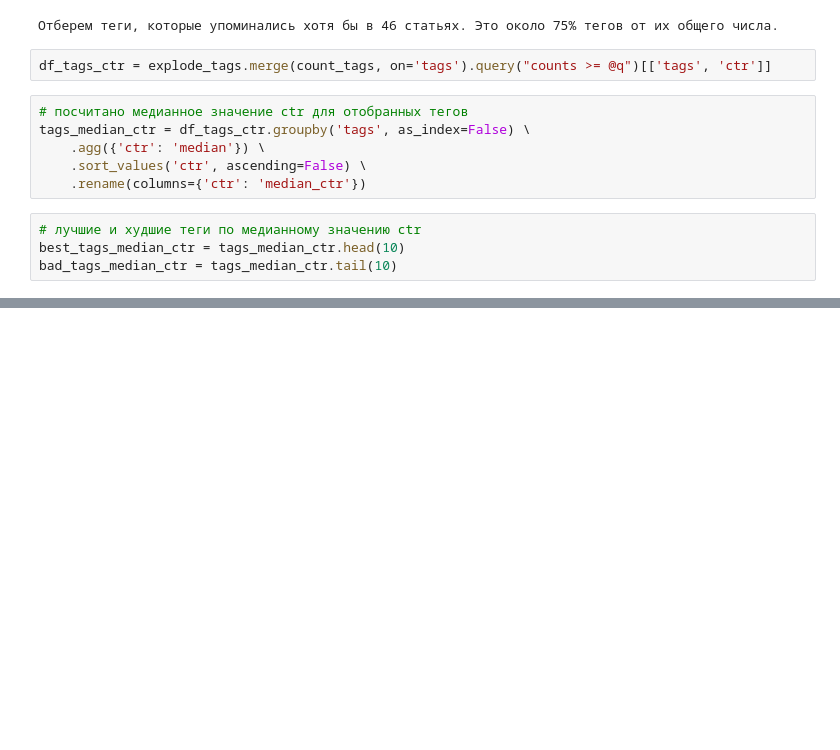
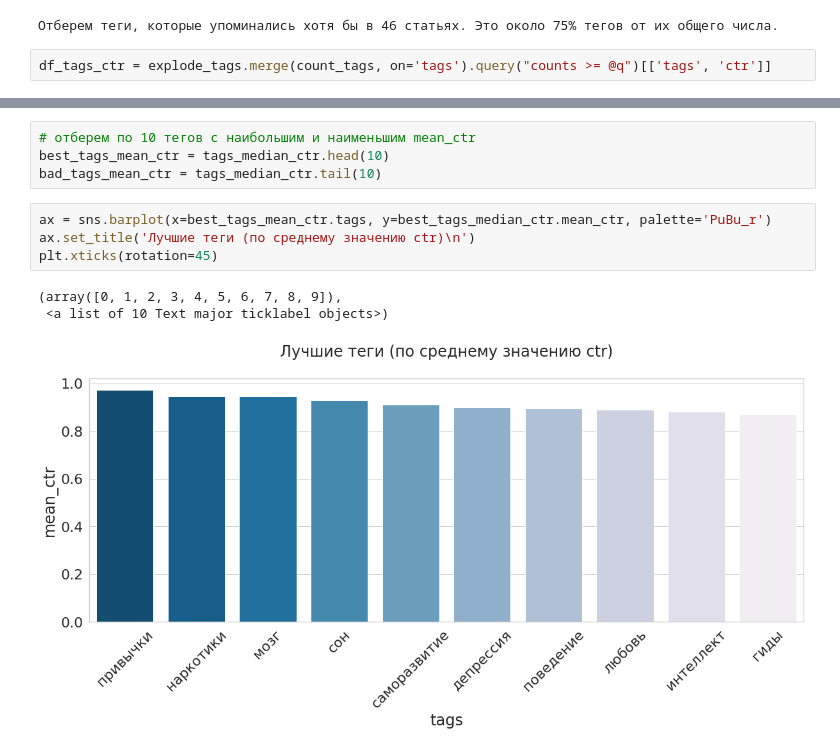
Before and after one commit to AlexanderPytROW/knife.media_project, a Jupyter notebook: 3_tags_analysis.ipynb, the cells around one changed output, grey strips where cells are left out. Saved outputs shown, nothing was run; the diff lists cells and outputs as text; blank space fills up the shorter version.

```diff
--- a/3_tags_analysis.ipynb
+++ b/3_tags_analysis.ipynb
@@ -108,13 +123,3 @@ print(f'Отберем теги, которые упоминались хотя
 Отберем теги, которые упоминались хотя бы в 46 статьях. Это около 75% тегов от их общего числа.
 # %%
 df_tags_ctr = explode_tags.merge(count_tags, on='tags').query("counts >= @q")[['tags', 'ctr']]
-# %%
-# посчитано медианное значение ctr для отобранных тегов
-tags_median_ctr = df_tags_ctr.groupby('tags', as_index=False) \
-    .agg({'ctr': 'median'}) \
-    .sort_values('ctr', ascending=False) \
-    .rename(columns={'ctr': 'median_ctr'})
-# %%
-# лучшие и худшие теги по медианному значению ctr
-best_tags_median_ctr = tags_median_ctr.head(10)
-bad_tags_median_ctr = tags_median_ctr.tail(10)
@@ -296,0 +141,12 @@ Name: tags, dtype: int64
+# %%
+# отберем по 10 тегов с наибольшим и наименьшим mean_ctr
+best_tags_mean_ctr = tags_median_ctr.head(10)
+bad_tags_mean_ctr = tags_median_ctr.tail(10)
+# %%
+ax = sns.barplot(x=best_tags_mean_ctr.tags, y=best_tags_median_ctr.mean_ctr, palette='PuBu_r')
+ax.set_title('Лучшие теги (по среднему значению ctr)\n')
+plt.xticks(rotation=45)
+# %% [output]
+(array([0, 1, 2, 3, 4, 5, 6, 7, 8, 9]),
+ <a list of 10 Text major ticklabel objects>)
+[figure, added]
```
Also changed, not shown: parts of 61 cells of this notebook.
